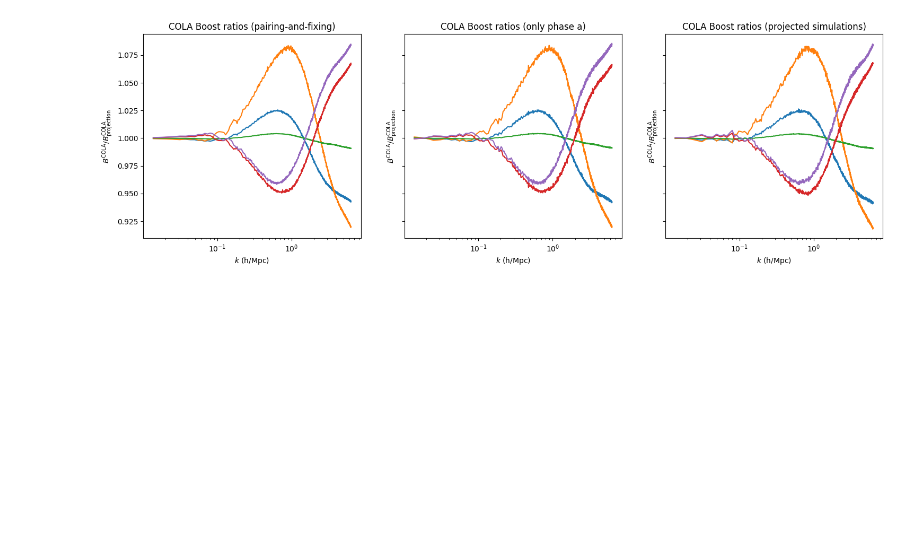
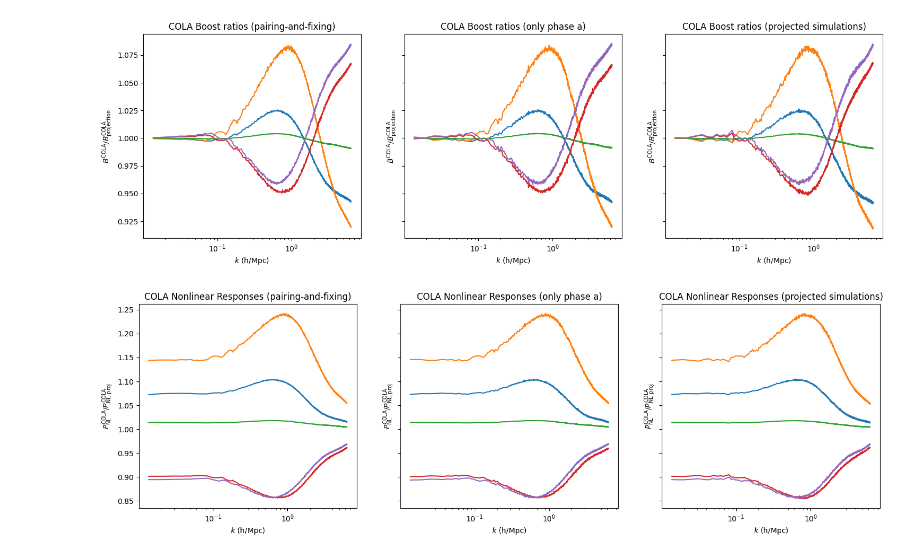
Before and after one commit to SBU-COSMOLIKE/COLA_w0wa, a Jupyter notebook: cola/test_5/analysis/cosmic_variance.ipynb, the cells around one changed output. Saved outputs shown, nothing was run; the diff lists cells and outputs as text; code cells hidden in the pictures; blank space fills up the shorter version.

```diff
--- a/cola/test_5/analysis/cosmic_variance.ipynb
+++ b/cola/test_5/analysis/cosmic_variance.ipynb
@@ -202,3 +177,30 @@ for ax in axs:
 plt.savefig("boost_ratios_comparison.pdf")
 # %% [output]
 [figure]
+# %%
+# Jonathan's suggestion: plot B^COLA/B^COLA_proj for both cases
+# Plot emulated quantity
+fig, axs = plt.subplots(1, 3, figsize=(18, 5), sharey=True)
+for i in range(5):
+    k, pk_nl_a, pk_lin =  phase_a[i]
+    k, pk_nl_b, pk_lin =  phase_b[i]
+    k, pk_nl_proj_a, pk_lin_proj =  proj_a[i]
+    k, pk_nl_proj_b, pk_lin_proj =  proj_b[i]
+    pk_nl = (pk_nl_a + pk_nl_b)/2
+    pk_nl_proj = (pk_nl_proj_a + pk_nl_proj_b)/2
+    axs[0].semilogx(k, pk_nl/pk_nl_proj)
+    axs[1].semilogx(k, pk_nl_a/pk_nl_proj_a)
+
+    k, pk_nl_npf, pk_lin =  no_pairfix[i]
+    k, pk_nl_npf_proj, pk_lin_proj =  no_pairfix_proj[i]
+    axs[2].semilogx(k, pk_nl_npf/pk_nl_npf_proj)
+
+axs[0].set_title("COLA Nonlinear Responses (pairing-and-fixing)")
+axs[1].set_title("COLA Nonlinear Responses (only phase a)")
+axs[2].set_title("COLA Nonlinear Responses (projected simulations)")
+for ax in axs:
+    ax.set_xlabel(r"$k$ (h/Mpc)")
+    ax.set_ylabel(r"$P_\mathrm{NL}^\mathrm{COLA}/P_\mathrm{NL, proj}^\mathrm{COLA}$")
+plt.savefig("response_comparison.pdf")
+# %% [output]
+[figure, added]
```
Also changed, not shown: parts of 1 cell of this notebook, 1 other file.
